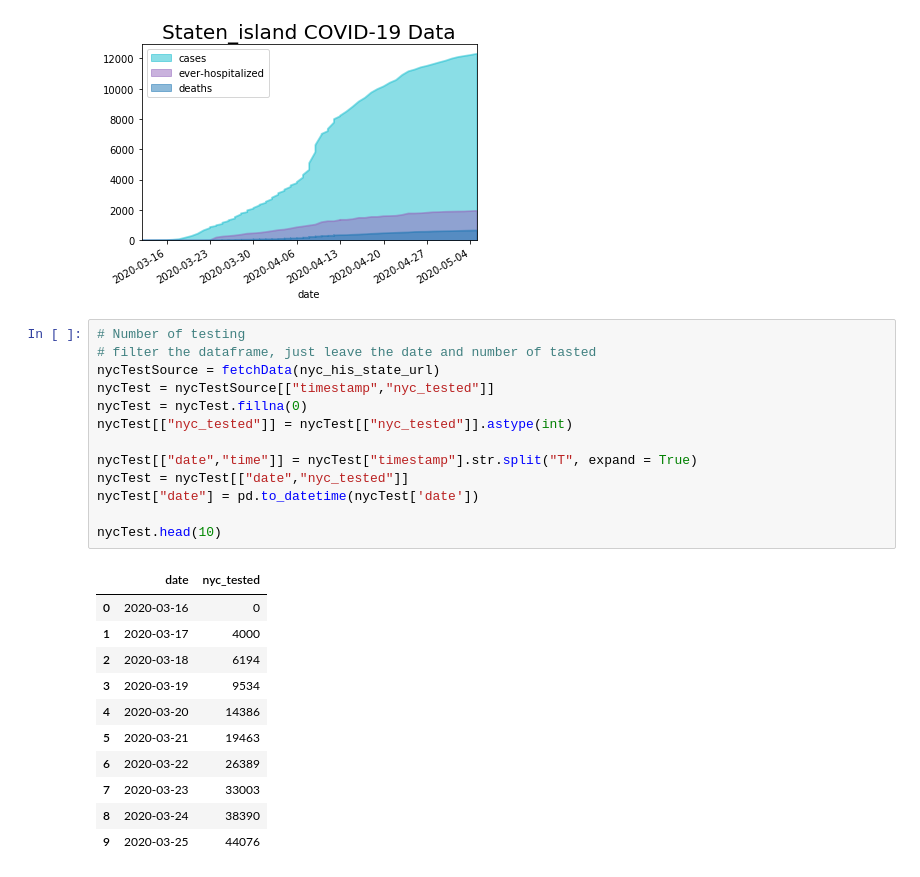
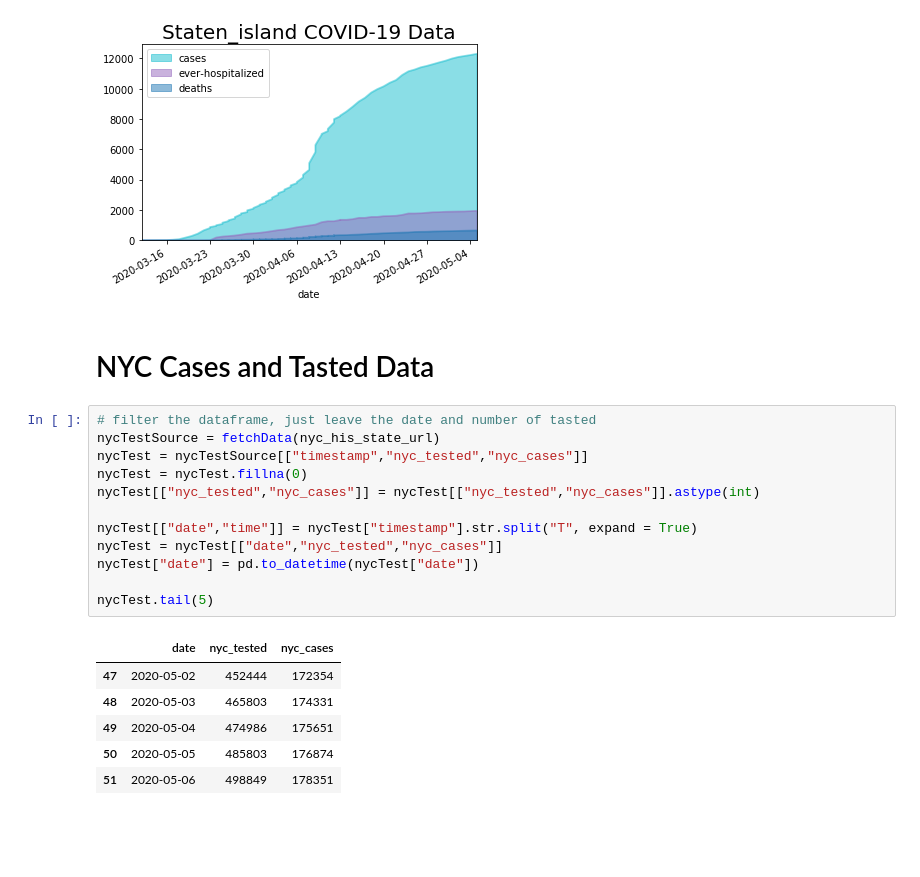
Before and after one commit to ArcZz/Nyc_Cov19_project, a Jupyter notebook: Part_1.ipynb, the cells around one changed output. Cells and saved outputs as stored; diff of their text form; blank space fills up the shorter version.

```diff
--- a/Part_1.ipynb
+++ b/Part_1.ipynb
@@ -230,28 +224,24 @@ staten_islandAllData.tail(5)
 regionPlot (staten_islandAllData, region)
 # %% [output]
 [figure]
+# %% [markdown]
+# NYC Cases and Tasted Data
 # %%
-# Number of testing
 # filter the dataframe, just leave the date and number of tasted
 nycTestSource = fetchData(nyc_his_state_url)
-nycTest = nycTestSource[["timestamp","nyc_tested"]]
+nycTest = nycTestSource[["timestamp","nyc_tested","nyc_cases"]]
 nycTest = nycTest.fillna(0)
-nycTest[["nyc_tested"]] = nycTest[["nyc_tested"]].astype(int)
+nycTest[["nyc_tested","nyc_cases"]] = nycTest[["nyc_tested","nyc_cases"]].astype(int)
 
 nycTest[["date","time"]] = nycTest["timestamp"].str.split("T", expand = True)
-nycTest = nycTest[["date","nyc_tested"]]
-nycTest["date"] = pd.to_datetime(nycTest['date'])
+nycTest = nycTest[["date","nyc_tested","nyc_cases"]]
+nycTest["date"] = pd.to_datetime(nycTest["date"])
 
-nycTest.head(10)
+nycTest.tail(5)
 # %% [output]
-|  | date | nyc_tested |
-| 0 | 2020-03-16 | 0 |
-| 1 | 2020-03-17 | 4000 |
-| 2 | 2020-03-18 | 6194 |
-| 3 | 2020-03-19 | 9534 |
-| 4 | 2020-03-20 | 14386 |
-| 5 | 2020-03-21 | 19463 |
-| 6 | 2020-03-22 | 26389 |
-| 7 | 2020-03-23 | 33003 |
-| 8 | 2020-03-24 | 38390 |
-| 9 | 2020-03-25 | 44076 |
+|  | date | nyc_tested | nyc_cases |
+| 47 | 2020-05-02 | 452444 | 172354 |
+| 48 | 2020-05-03 | 465803 | 174331 |
+| 49 | 2020-05-04 | 474986 | 175651 |
+| 50 | 2020-05-05 | 485803 | 176874 |
+| 51 | 2020-05-06 | 498849 | 178351 |
```
Also changed, not shown: parts of 3 cells of this notebook.
